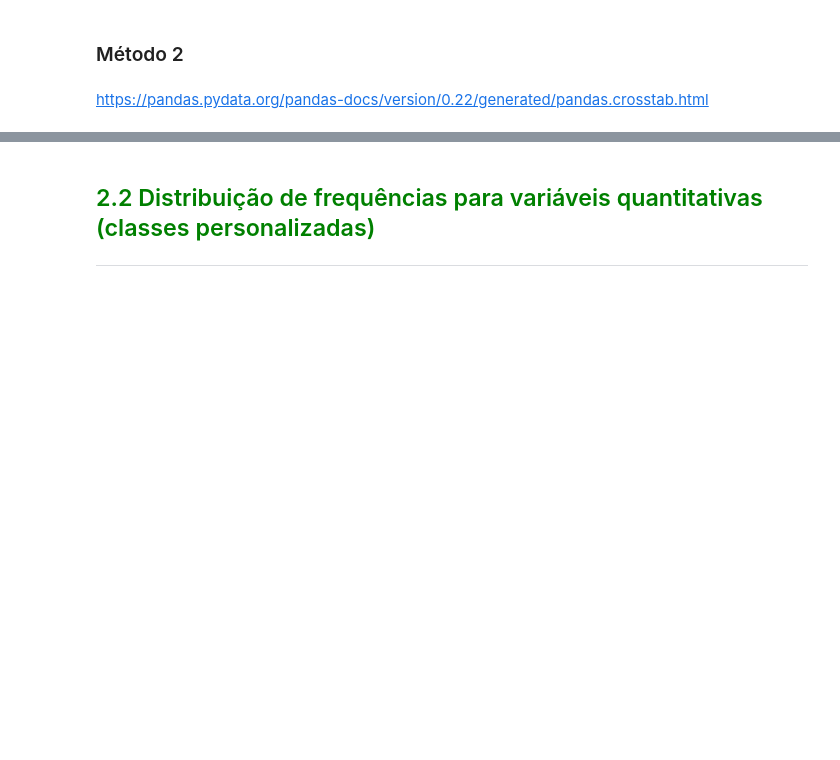
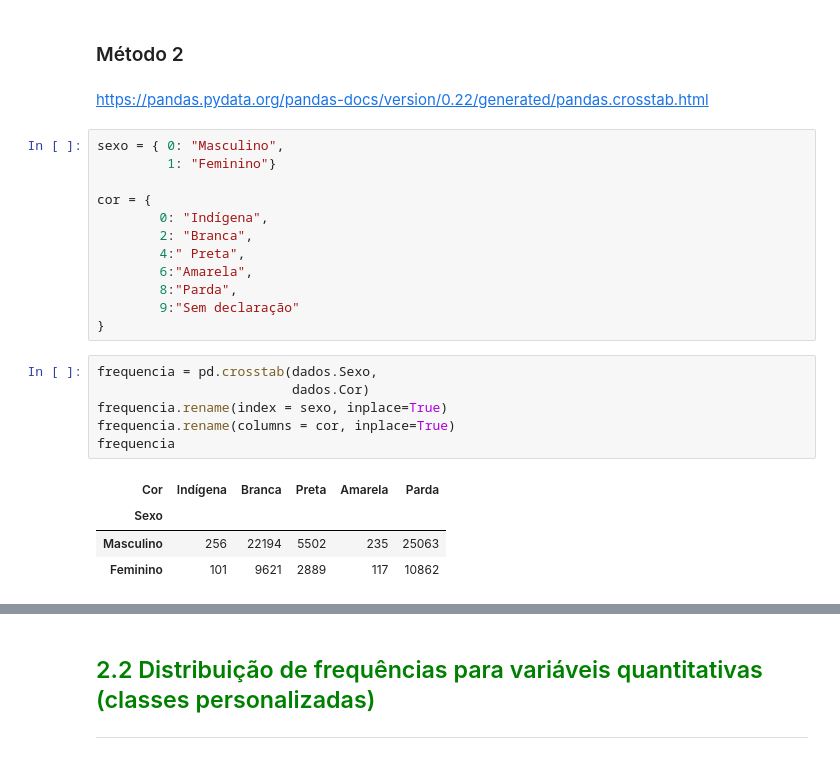
Before and after one commit to crismassaneiro/analise-PNAD-2015, a Jupyter notebook: Curso_de_Estatística_Parte_1.ipynb, the cells around one changed output, grey strips where cells are left out. Drawn from its saved outputs; the diff is of its cells as text; blank space fills up the shorter version.

```diff
--- a/Curso_de_Estatística_Parte_1.ipynb
+++ b/Curso_de_Estatística_Parte_1.ipynb
@@ -275,3 +272,26 @@ dist_freq_qualitativas
 ### Método 2
 # %% [markdown]
 https://pandas.pydata.org/pandas-docs/version/0.22/generated/pandas.crosstab.html
+# %%
+sexo = { 0: "Masculino",
+         1: "Feminino"}
+
+cor = {
+        0: "Indígena",
+        2: "Branca",
+        4:" Preta",
+        6:"Amarela",
+        8:"Parda",
+        9:"Sem declaração"
+}
+# %%
+frequencia = pd.crosstab(dados.Sexo,
+                         dados.Cor)
+frequencia.rename(index = sexo, inplace=True)
+frequencia.rename(columns = cor, inplace=True)
+frequencia
+# %% [output]
+| Cor | Indígena | Branca | Preta | Amarela | Parda |
+| Sexo |  |  |  |  |  |
+| Masculino | 256 | 22194 | 5502 | 235 | 25063 |
+| Feminino | 101 | 9621 | 2889 | 117 | 10862 |
```
Also changed, not shown: parts of 3 cells of this notebook.
